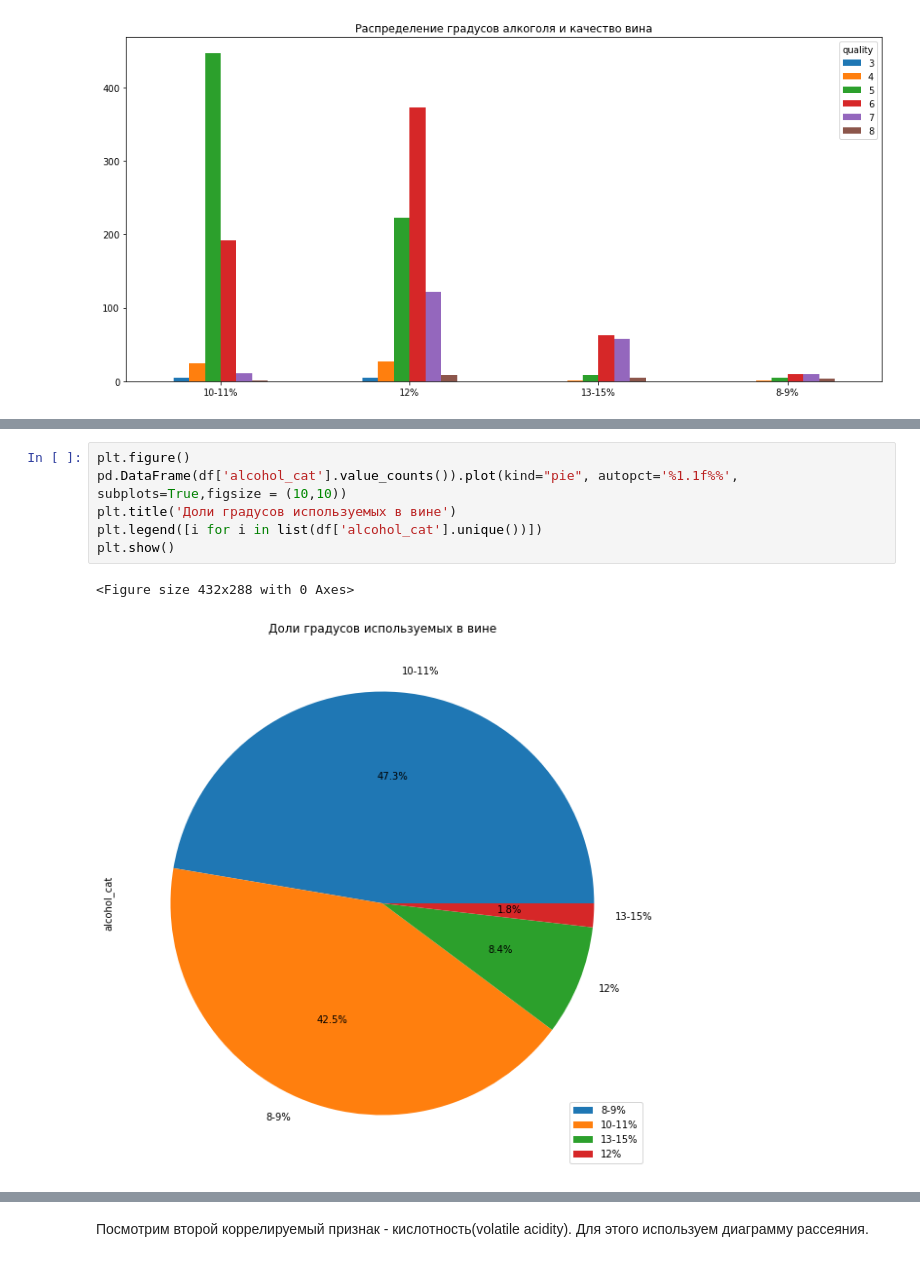
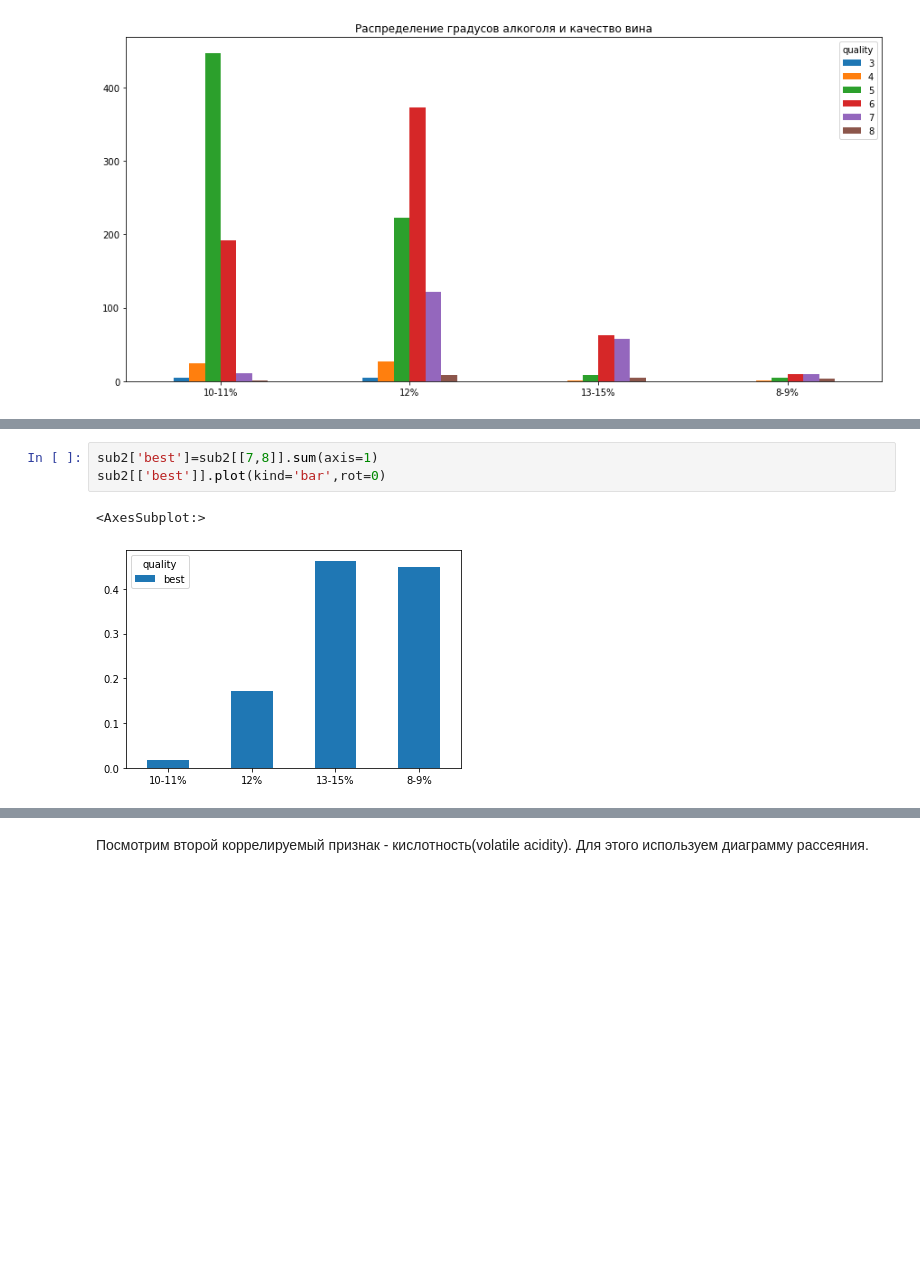
Before and after one commit to serjro/wine-quality-research, a Jupyter notebook: wine_quality.ipynb, the cells around one changed output, grey strips where cells are left out. Saved outputs shown, nothing was run; the diff lists cells and outputs as text; blank space fills up the shorter version.

```diff
--- a/wine_quality.ipynb
+++ b/wine_quality.ipynb
@@ -111,9 +126,6 @@ sub2.plot(kind='bar',rot=0,figsize = (15,7),title=title)
-# %%
-plt.figure()
-pd.DataFrame(df['alcohol_cat'].value_counts()).plot(kind="pie", autopct='%1.1f%%', subplots=True,figsize = (10,10))
-plt.title('Доли градусов используемых в вине')
-plt.legend([i for i in list(df['alcohol_cat'].unique())])
-plt.show()
-# %% [output]
-<Figure size 432x288 with 0 Axes>
-[figure]
+# %%
+sub2['best']=sub2[[7,8]].sum(axis=1)
+sub2[['best']].plot(kind='bar',rot=0)
+# %% [output]
+<AxesSubplot:>
+[figure, added]
```
Also changed, not shown: parts of 10 cells of this notebook.
